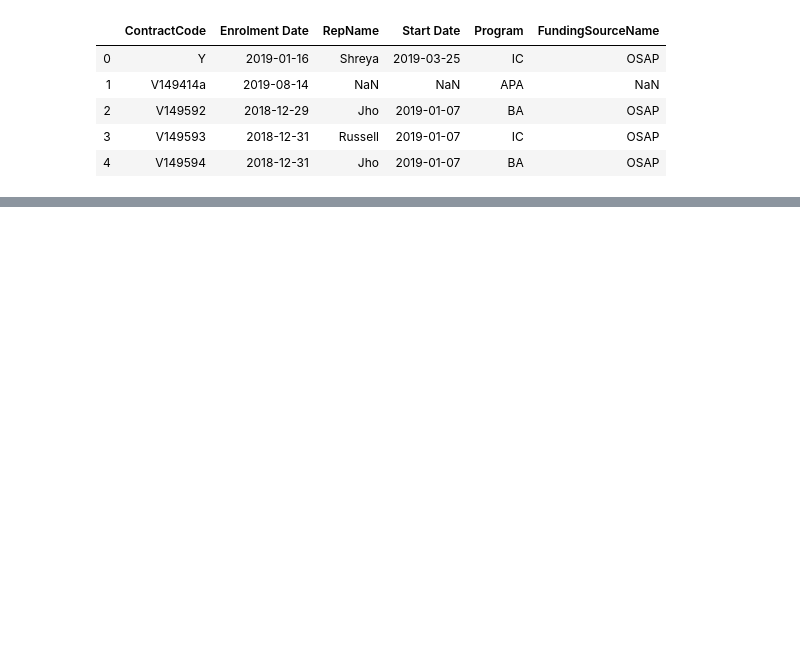
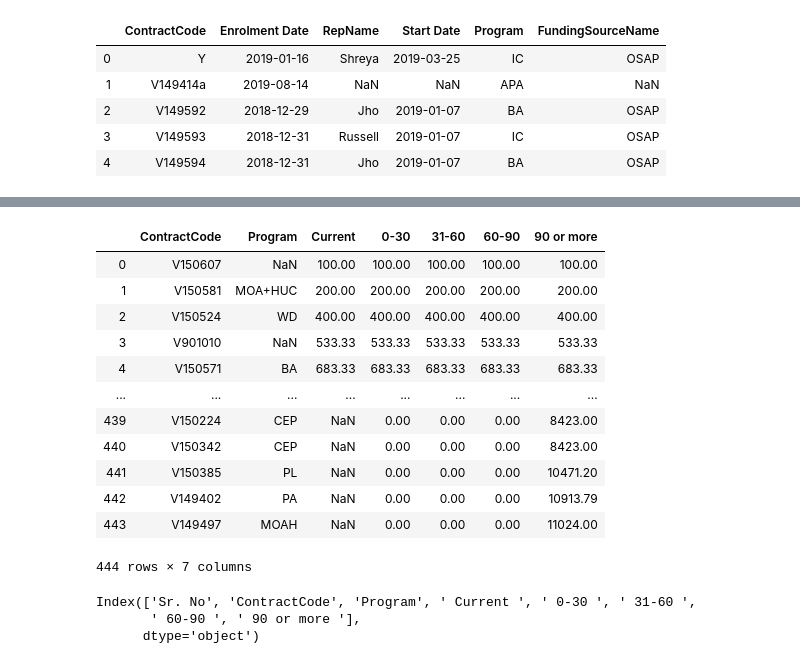
Before and after one commit to rajshruti/final-project, a Jupyter notebook: Data Cleaning/Master_Code.ipynb, the cells around one changed output, grey strips where cells are left out. Saved outputs shown, nothing was run; the diff lists cells and outputs as text; code cells hidden in the pictures; blank space fills up the shorter version.

```diff
--- a/Data Cleaning/Master_Code.ipynb
+++ b/Data Cleaning/Master_Code.ipynb
@@ -235,0 +415,40 @@ Masters.head()
+# %%
+# Drop blank rows in df2
+
+FIN_df2 = FIN_df2[FIN_df2.index < 444]
+# %%
+# Remove , from column values in df2
+
+FIN_df2['Current'] = FIN_df2['Current'].str.replace(',', '')
+FIN_df2['0-30'] = FIN_df2['0-30'].str.replace(',', '')
+FIN_df2['31-60'] = FIN_df2['31-60'].str.replace(',', '')
+FIN_df2['60-90'] = FIN_df2['60-90'].str.replace(',', '')
+FIN_df2['90 or more'] = FIN_df2['90 or more'].str.replace(',', '')
+# %%
+# Convert df2 columns to float
+
+FIN_df2['Current']= FIN_df2['Current'].astype(float)
+FIN_df2['0-30']= FIN_df2['0-30'].astype(float)
+FIN_df2['31-60']= FIN_df2['31-60'].astype(float)
+FIN_df2['60-90']= FIN_df2['60-90'].astype(float)
+FIN_df2['90 or more']= FIN_df2['90 or more'].astype(float)
+# %%
+# Drop Column Sr. No.
+
+FIN_df2 = FIN_df2.drop(['Sr. No.'], axis=1)
+# %%
+FIN_df2
+# %% [output]
+|  | ContractCode | Program | Current | 0-30 | 31-60 | 60-90 | 90 or more |
+| 0 | V150607 | NaN | 100.00 | 100.00 | 100.00 | 100.00 | 100.00 |
+| 1 | V150581 | MOA+HUC | 200.00 | 200.00 | 200.00 | 200.00 | 200.00 |
+| 2 | V150524 | WD | 400.00 | 400.00 | 400.00 | 400.00 | 400.00 |
+| 3 | V901010 | NaN | 533.33 | 533.33 | 533.33 | 533.33 | 533.33 |
+| 4 | V150571 | BA | 683.33 | 683.33 | 683.33 | 683.33 | 683.33 |
+| ... | ... | ... | ... | ... | ... | ... | ... |
+| 439 | V150224 | CEP | NaN | 0.00 | 0.00 | 0.00 | 8423.00 |
+| 440 | V150342 | CEP | NaN | 0.00 | 0.00 | 0.00 | 8423.00 |
+| 441 | V150385 | PL | NaN | 0.00 | 0.00 | 0.00 | 10471.20 |
+| 442 | V149402 | PA | NaN | 0.00 | 0.00 | 0.00 | 10913.79 |
+| 443 | V149497 | MOAH | NaN | 0.00 | 0.00 | 0.00 | 11024.00 |
+444 rows × 7 columns
@@ -235,0 +459,6 @@ Masters.head()
+# %%
+FIN_df3.columns
+# %% [output]
+Index(['Sr. No', 'ContractCode', 'Program', ' Current ', ' 0-30 ', ' 31-60 ',
+       ' 60-90 ', ' 90 or more '],
+      dtype='object')
```
Also changed, not shown: parts of 35 cells of this notebook, 1 other file.
